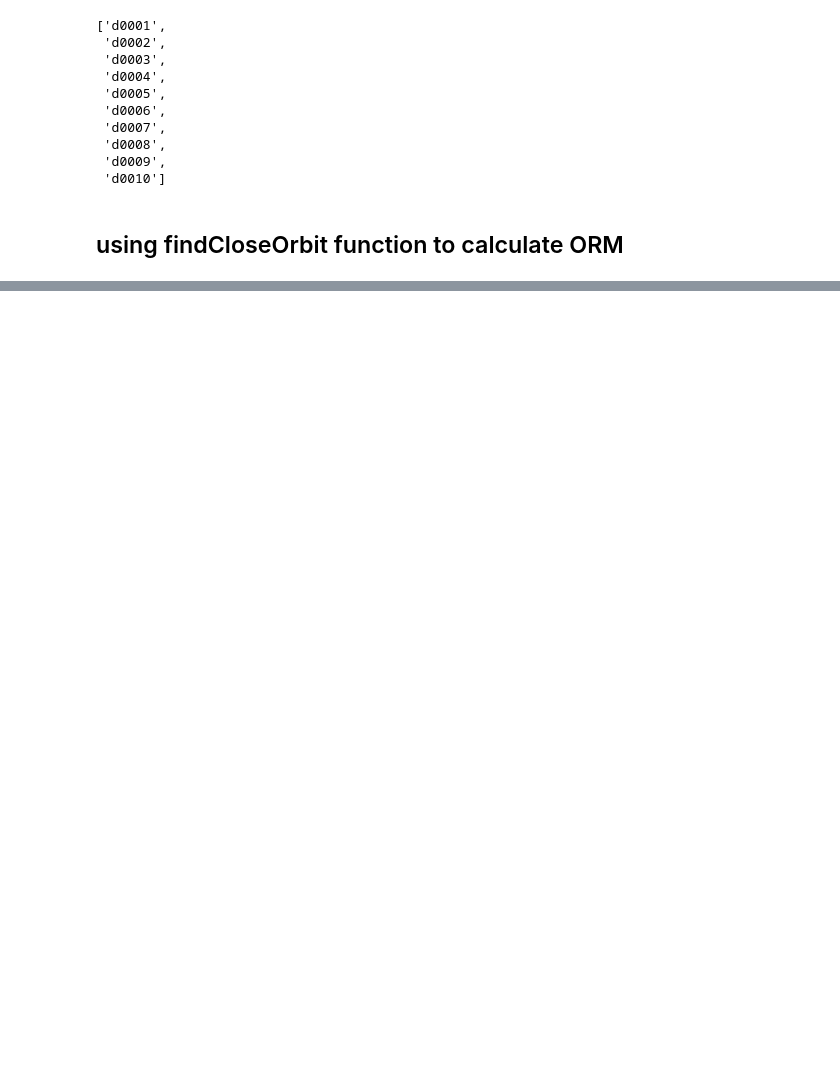
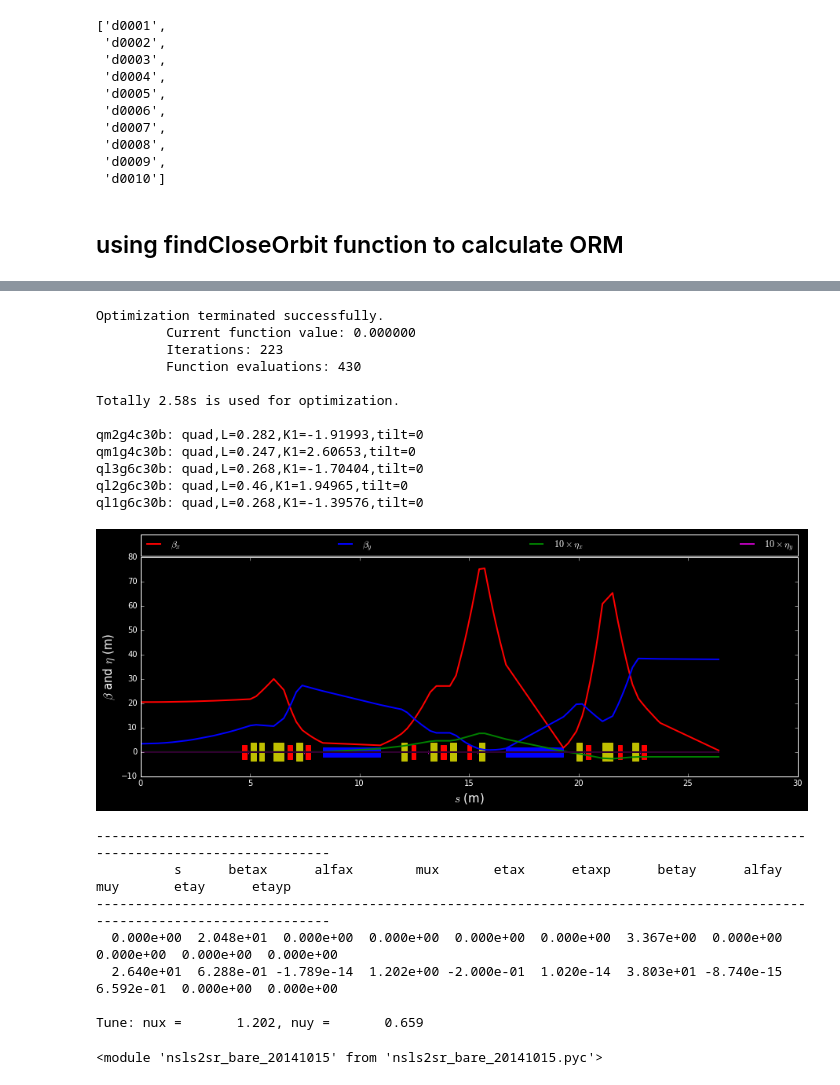
Before and after one commit to mpyliyj/pylatt_git, a Jupyter notebook: pylatt_examples.ipynb, the cells around one changed output, grey strips where cells are left out. Drawn from its saved outputs; the diff is of its cells as text; code cells hidden in the pictures; blank space fills up the shorter version.

Commit message:
simple optimization update

```diff
--- a/pylatt_examples.ipynb
+++ b/pylatt_examples.ipynb
@@ -674,0 +678,53 @@ if __name__ == '__main__':
+# %%
+quads = acell.getElements('quad','q')[5:]
+variables = [[quad,'K1'] for quad in quads]
+constraints = [#['betax',-1,bx1],['betay',-1,by1],
+               ['alfax',-1,0],['alfay',-1,0],
+               ['etax',-1,-0.2],['etaxp',-1,0]]
+weights = [100,100,1,100]
+latt.optm(acell,variables,constraints,weights,
+          maxiter=200000,maxfun=200000,disp=1,
+          xtol=1e-9,ftol=1e-9)
+
+acell.plttwiss()
+acell
+# %% [output]
+Optimization terminated successfully.
+         Current function value: 0.000000
+         Iterations: 223
+         Function evaluations: 430
+
+Totally 2.58s is used for optimization.
+
+qm2g4c30b: quad,L=0.282,K1=-1.91993,tilt=0
+qm1g4c30b: quad,L=0.247,K1=2.60653,tilt=0
+ql3g6c30b: quad,L=0.268,K1=-1.70404,tilt=0
+ql2g6c30b: quad,L=0.46,K1=1.94965,tilt=0
+ql1g6c30b: quad,L=0.268,K1=-1.39576,tilt=0
+[figure, added]
+-------------------------------------------------------------------------------------------------------------------------
+          s      betax      alfax        mux       etax      etaxp      betay      alfay        muy       etay      etayp
+-------------------------------------------------------------------------------------------------------------------------
+  0.000e+00  2.048e+01  0.000e+00  0.000e+00  0.000e+00  0.000e+00  3.367e+00  0.000e+00  0.000e+00  0.000e+00  0.000e+00
+  2.640e+01  6.288e-01 -1.789e-14  1.202e+00 -2.000e-01  1.020e-14  3.803e+01 -8.740e-15  6.592e-01  0.000e+00  0.000e+00
+
+Tune: nux =       1.202, nuy =       0.659
+# %%
+reload(latt)
+import nsls2sr_bare_20141015 as nsls2
+reload(nsls2)
+
+se = nsls2.ring.getSIndex(nsls2.ring.L/30)
+
+bx0 = nsls2.ring.betax0
+by0 = nsls2.ring.betay0
+bx1 = nsls2.ring.betax[se[0]]
+by1 = nsls2.ring.betay[se[0]]
+
+print bx0,by0,bx1,by1
+
+se = nsls2.ring.getSIndex(nsls2.ring.L/30)
+acell = latt.beamline(nsls2.ring.bl[:se[0]][::-1],betax0=bx1,betay0=by1)
+acell.plttwiss()
+# %% [output]
+<module 'nsls2sr_bare_20141015' from 'nsls2sr_bare_20141015.pyc'>
```
Also changed, not shown: parts of 28 cells of this notebook, 1 other file.
